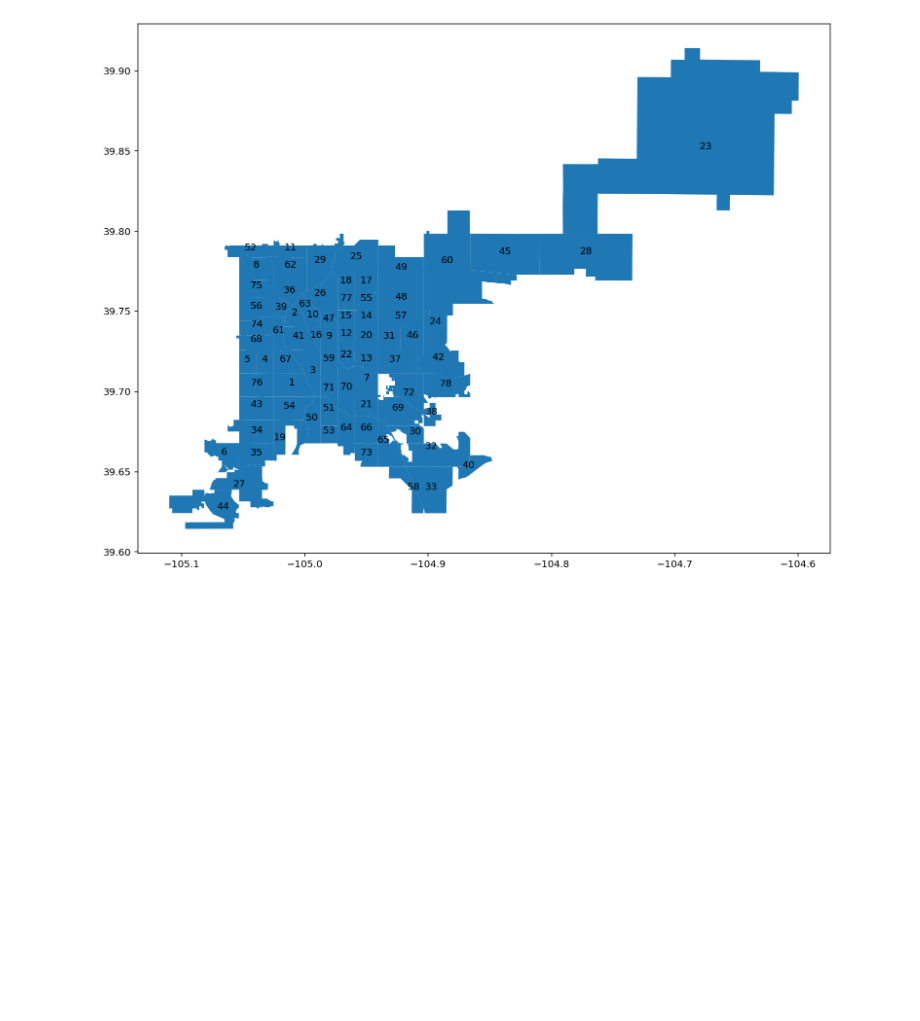
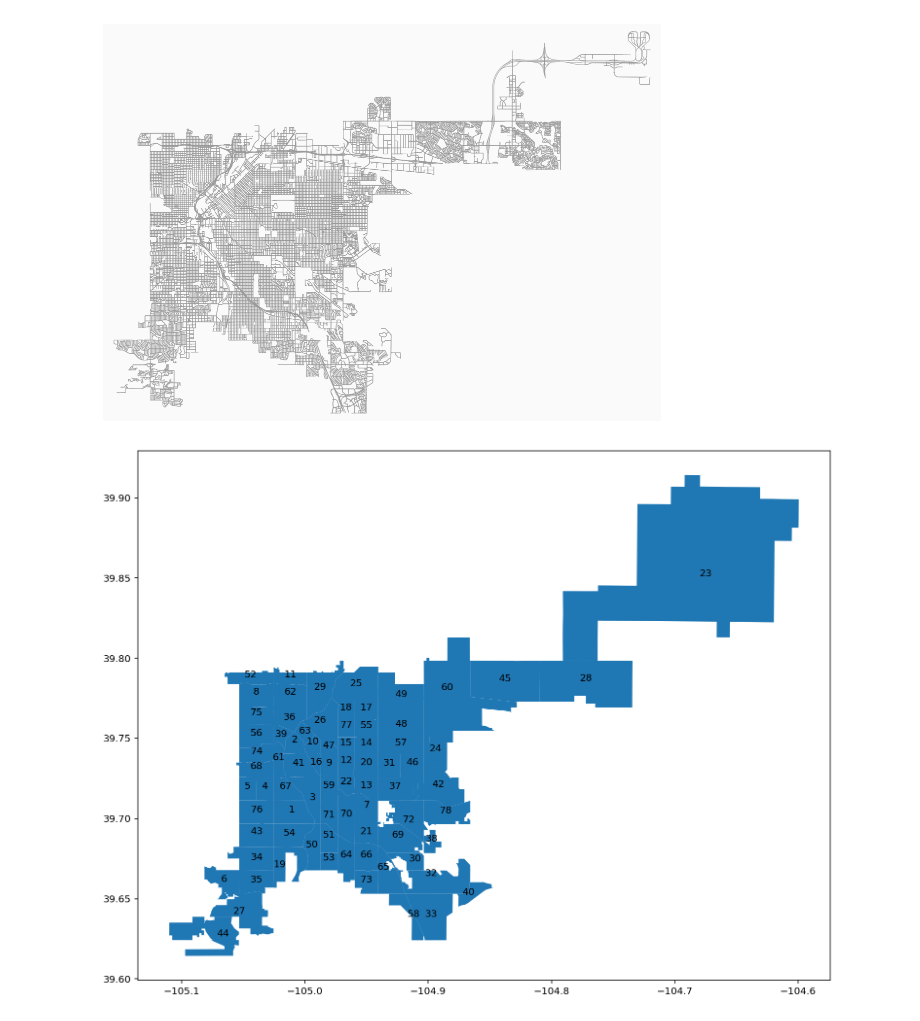
Before and after one commit to schmidmt/Finding-Optional-Shared-Streets, a Jupyter notebook: notebooks/DenverMap.ipynb, the cells around one changed output. Saved outputs shown, nothing was run; the diff lists cells and outputs as text; code cells hidden in the pictures; blank space fills up the shorter version.

```diff
--- a/notebooks/DenverMap.ipynb
+++ b/notebooks/DenverMap.ipynb
@@ -30,3 +30,7 @@ fig, ax = ox.plot_graph(G, node_size=1)
+# %%
+fig, ax = ox.plot_graph(G, node_size=0, bgcolor="#fafafa", figsize=(10, 10), edge_linewidth=0.5)
+# %% [output]
+[figure, added]
 # %%
 G = ox.speed.add_edge_speeds(
     G,
```
Also changed, not shown: parts of 6 cells of this notebook, 4 other files.
